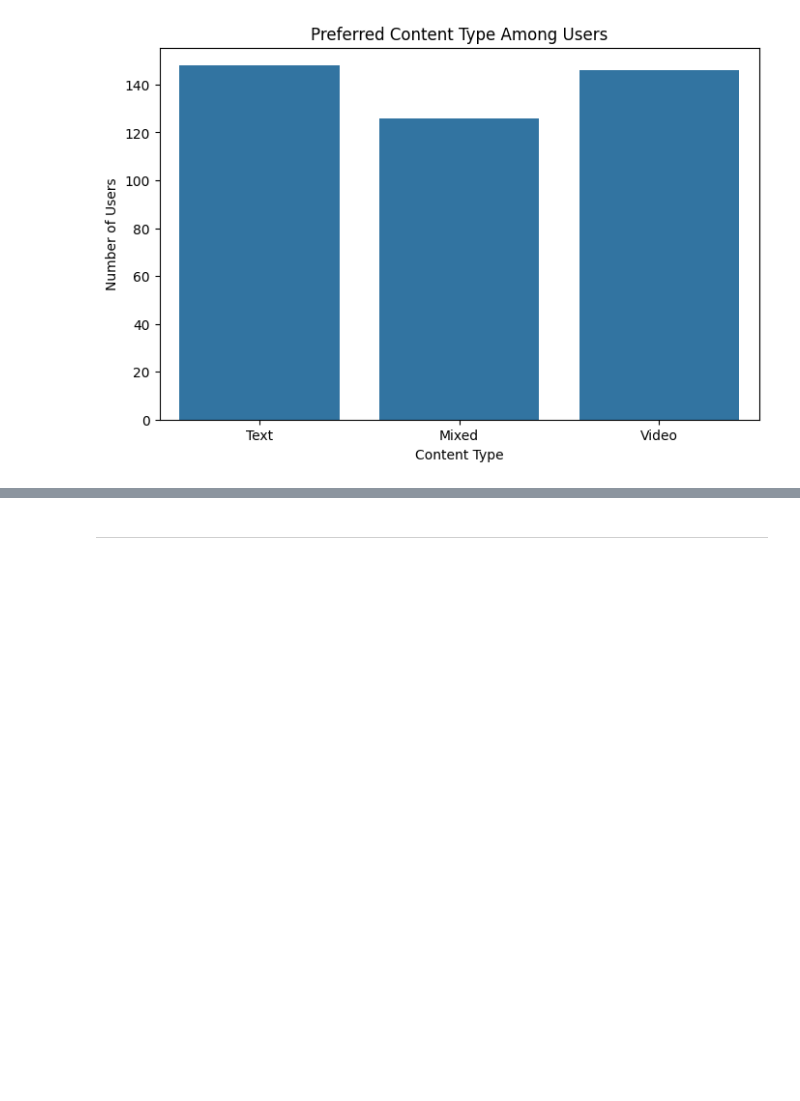
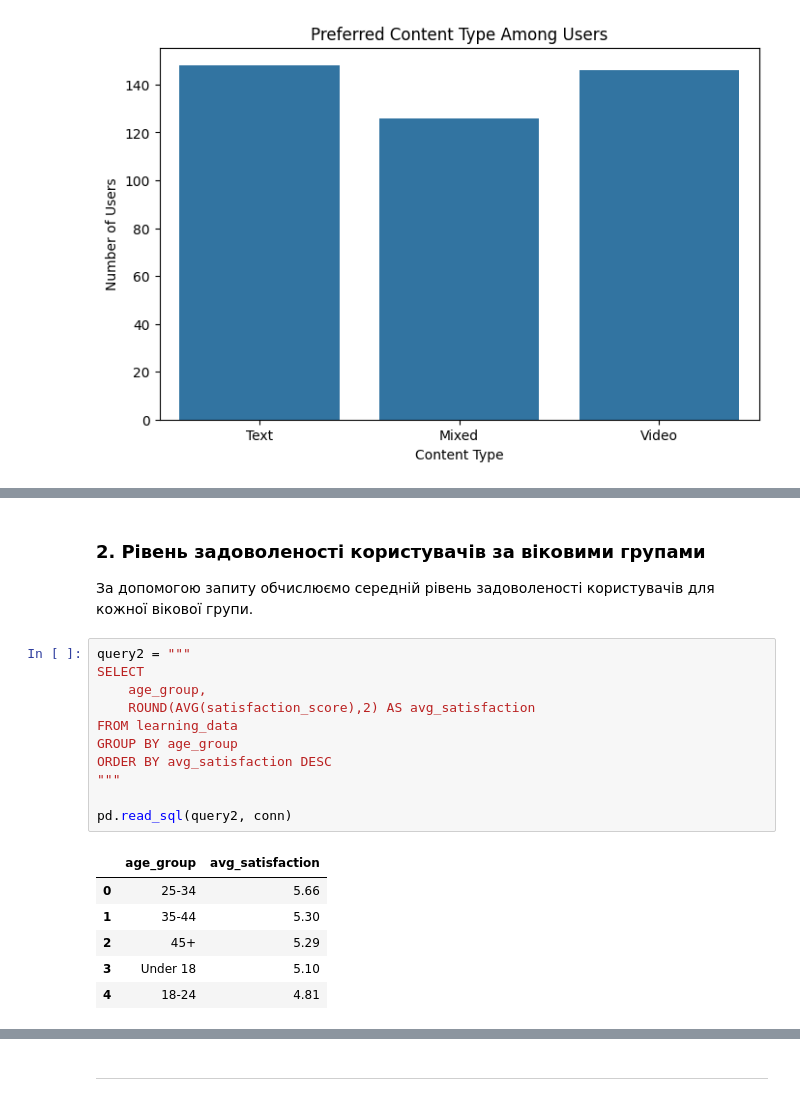
Before and after one commit to jane-rusakova/python_for_hw_tasks, a Jupyter notebook: Фінальний_проєкт.ipynb, the cells around one changed output, grey strips where cells are left out. Saved outputs shown, nothing was run; the diff lists cells and outputs as text; blank space fills up the shorter version.

```diff
--- a/Фінальний_проєкт.ipynb
+++ b/Фінальний_проєкт.ipynb
@@ -443,0 +467,22 @@ plt.show()
+# %% [markdown]
+### 2. Рівень задоволеності користувачів за віковими групами
+
+За допомогою запиту обчислюємо середній рівень задоволеності користувачів для кожної вікової групи.
+# %%
+query2 = """
+SELECT
+    age_group,
+    ROUND(AVG(satisfaction_score),2) AS avg_satisfaction
+FROM learning_data
+GROUP BY age_group
+ORDER BY avg_satisfaction DESC
+"""
+
+pd.read_sql(query2, conn)
+# %% [output]
+|  | age_group | avg_satisfaction |
+| 0 | 25-34 | 5.66 |
+| 1 | 35-44 | 5.30 |
+| 2 | 45+ | 5.29 |
+| 3 | Under 18 | 5.10 |
+| 4 | 18-24 | 4.81 |
```
Also changed, not shown: parts of 46 cells of this notebook.
